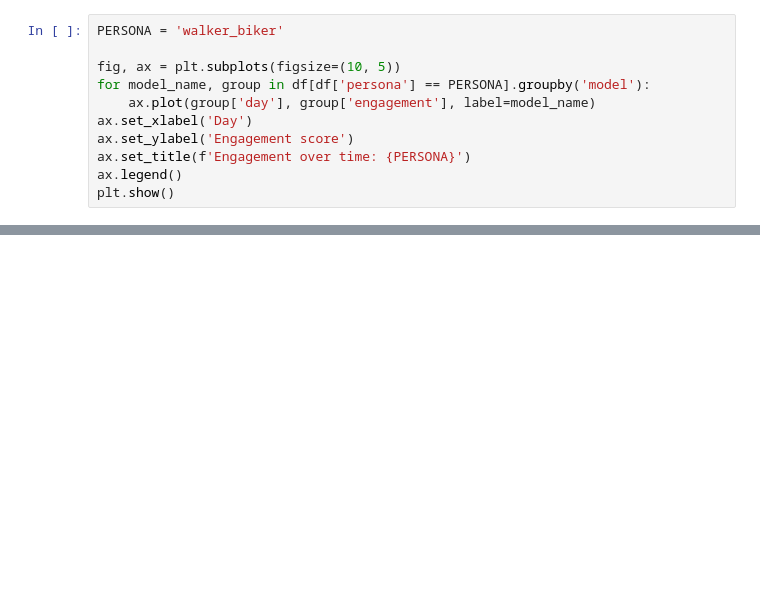
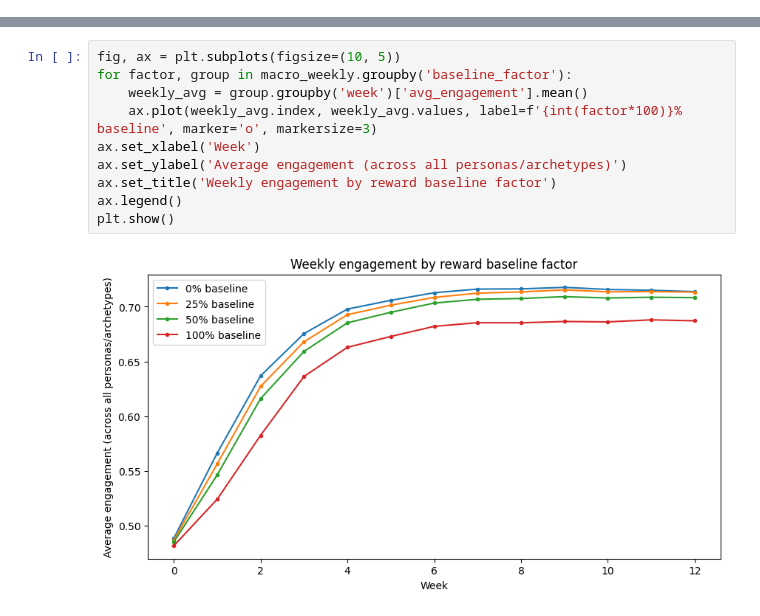
Before and after one commit to BoppingNoodles/hero2_model, a Jupyter notebook: analysis.ipynb, the cells around one changed output, grey strips where cells are left out. Saved outputs shown, nothing was run; the diff lists cells and outputs as text; blank space fills up the shorter version.

```diff
--- a/analysis.ipynb
+++ b/analysis.ipynb
@@ -35,11 +25,0 @@ summary.sort_values(['persona', 'avg_engagement_last_14d'], ascending=[True, Fal
-# %%
-PERSONA = 'walker_biker'
-
-fig, ax = plt.subplots(figsize=(10, 5))
-for model_name, group in df[df['persona'] == PERSONA].groupby('model'):
-    ax.plot(group['day'], group['engagement'], label=model_name)
-ax.set_xlabel('Day')
-ax.set_ylabel('Engagement score')
-ax.set_title(f'Engagement over time: {PERSONA}')
-ax.legend()
-plt.show()
@@ -47,0 +30,12 @@ plt.show()
+# %%
+fig, ax = plt.subplots(figsize=(10, 5))
+for factor, group in macro_weekly.groupby('baseline_factor'):
+    weekly_avg = group.groupby('week')['avg_engagement'].mean()
+    ax.plot(weekly_avg.index, weekly_avg.values, label=f'{int(factor*100)}% baseline', marker='o', markersize=3)
+ax.set_xlabel('Week')
+ax.set_ylabel('Average engagement (across all personas/archetypes)')
+ax.set_title('Weekly engagement by reward baseline factor')
+ax.legend()
+plt.show()
+# %% [output]
+[figure, added]
```
Also changed, not shown: parts of 22 cells of this notebook, 11 other files.
